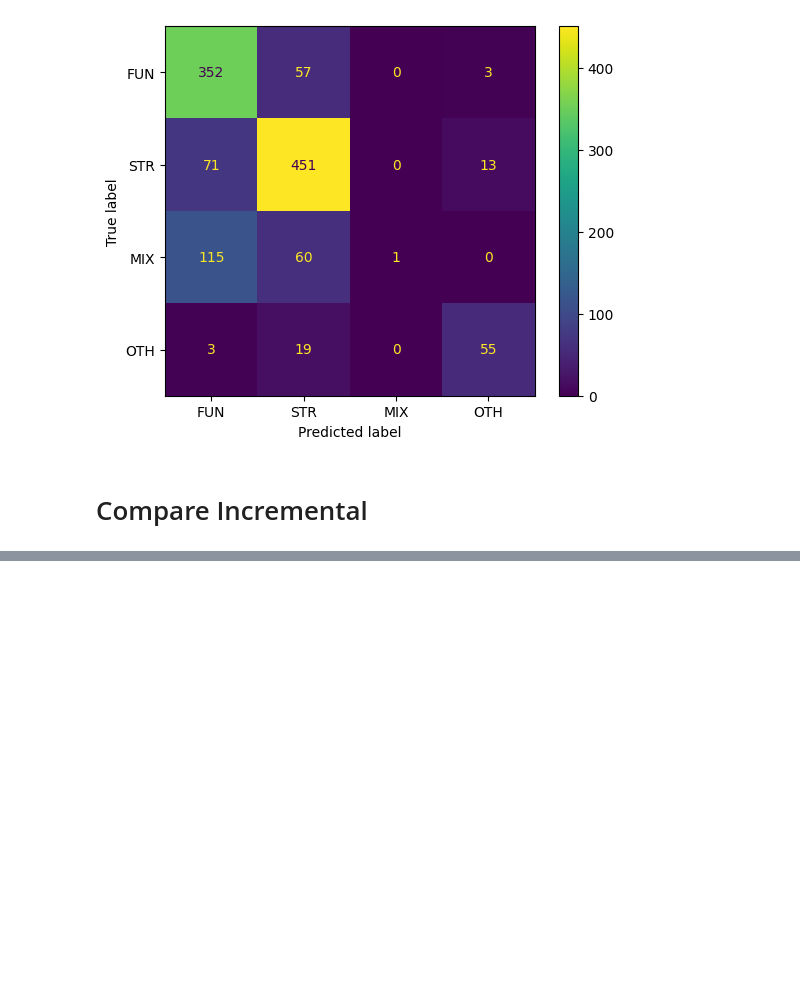
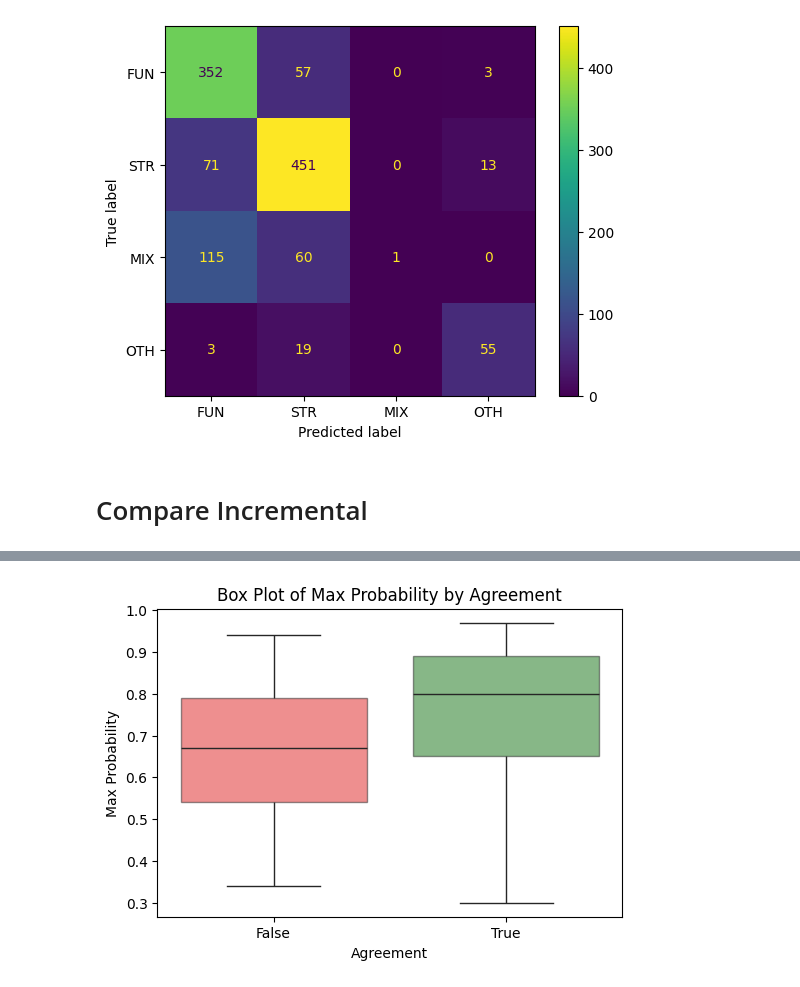
Before and after one commit to Marco-Consoloni/patent-sentence-classification, a Jupyter notebook: evaluate_incremental.ipynb, the cells around one changed output, grey strips where cells are left out. Saved outputs shown, nothing was run; the diff lists cells and outputs as text; code cells hidden in the pictures; blank space fills up the shorter version.

```diff
--- a/evaluate_incremental.ipynb
+++ b/evaluate_incremental.ipynb
@@ -138,0 +215,12 @@ plt.show()
+# %%
+import seaborn as sns
+import matplotlib.pyplot as plt
+
+plt.figure(figsize=(6, 4))
+sns.boxplot(data=result_df, x='agreement', y='max_prob', palette={'True': 'green', 'False': 'red'}, boxprops=dict(alpha=0.5))
+plt.xlabel("Agreement")
+plt.ylabel("Max Probability")
+plt.title("Box Plot of Max Probability by Agreement")
+plt.show()
+# %% [output]
+[figure, added]
```
Also changed, not shown: parts of 13 cells of this notebook, 7 other files.
